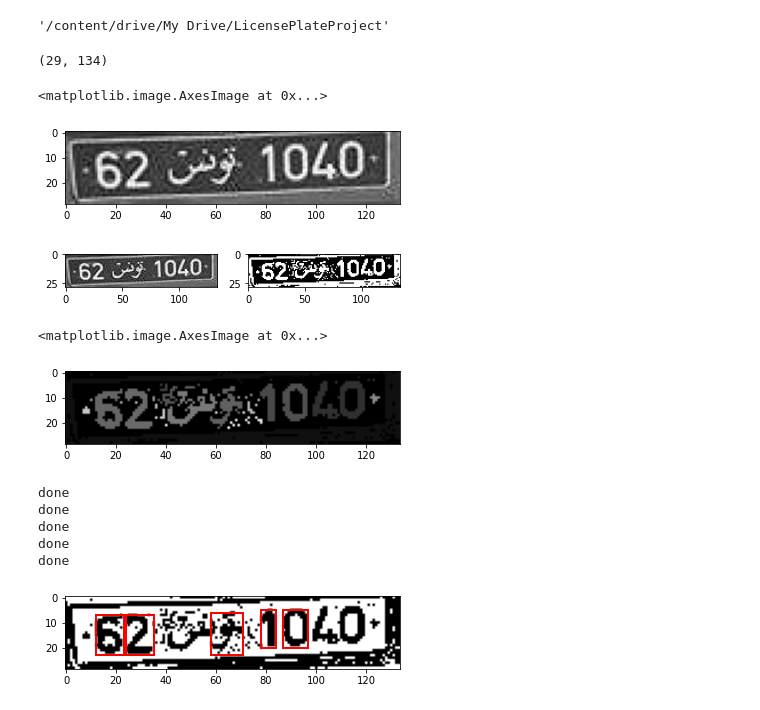
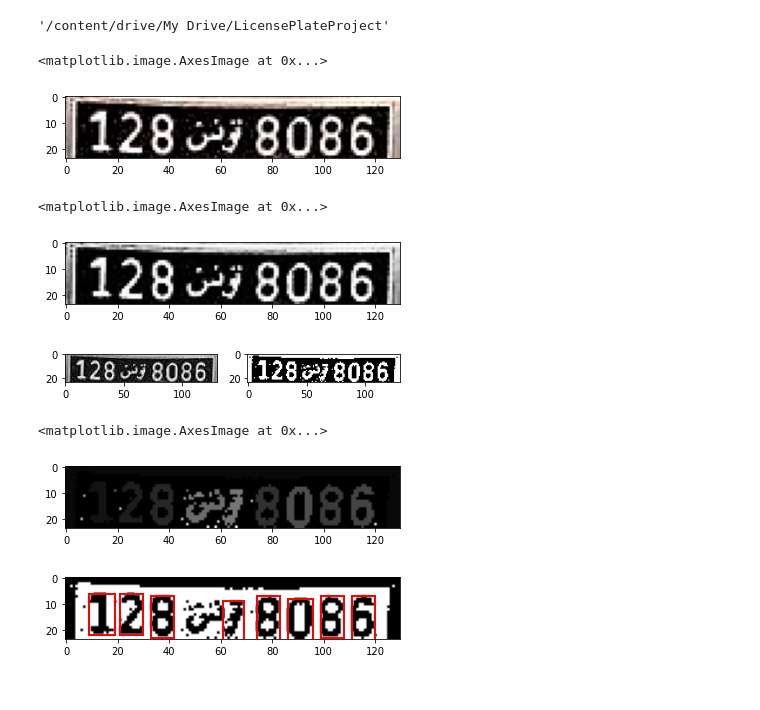
Before and after one commit to MedAmine-SUDO/Tunisian-License-Plate-Recognition, a Jupyter notebook: PlateSegmentation.ipynb, the cells around one changed output. Drawn from its saved outputs; the diff is of its cells as text; code cells hidden in the pictures.

```diff
--- a/PlateSegmentation.ipynb
+++ b/PlateSegmentation.ipynb
@@ -217,14 +230,25 @@ import imutils
 # %%
-plate = imread(PLATES+'4.jpg', as_gray=True)
+#Read image using skimage
+plate = imread(PLATES+'1.jpg', as_gray=True)
+# %%
+#Pillow contrast enhancer
+enhancer = ImageEnhance.Contrast(plate)
+
+factor=1.5
+im_output = enhancer.enhance(factor)
+plt.imshow(im_output)
+# %% [output]
+<matplotlib.image.AxesImage at 0x...>
+[figure, added]
+# %%
+new_image = adjust_sigmoid(plate)
 # %%
-print(plate.shape)
+print(im_output.shape)
-# %% [output]
-(29, 134)
 # %%
-plt.imshow(plate, cmap=plt.cm.gray)
+plt.imshow(new_image, cmap=plt.cm.gray)
 # %% [output]
 <matplotlib.image.AxesImage at 0x...>
-[figure, old version]
+[figure, new version]
 # %%
 #plt.hist(plate);
 # %%
@@ -237,4 +261,4 @@ binary_plate = gray_plate > threshold_value
 ax2.imshow(binary_plate, cmap='gray')
 plt.show()
 # %% [output]
-[figure, old version]
+[figure, new version]
@@ -253,7 +270,7 @@ labelled_plate = measure.label(binary_plate)
 plt.imshow(labelled_plate, cmap='gray')
 # %% [output]
 <matplotlib.image.AxesImage at 0x...>
-[figure, old version]
+[figure, new version]
 # %%
 fig, ax1 = plt.subplots(1)
 ax1.imshow(license_plate, cmap="gray")
@@ -269,7 +286,6 @@ for regions in regionprops(labelled_plate):
     region_width = x1 - x0
     if region_height > min_height and region_height < max_height and region_width > min_width and region_width < max_width:
         roi = license_plate[y0:y1, x0:x1]
-        print("done")
         # draw a red bordered rectangle over the character.
         rect_border = patches.Rectangle((x0, y0), x1 - x0, y1 - y0, edgecolor="red",
                                        linewidth=2, fill=False)
@@ -284,9 +300,4 @@ for regions in regionprops(labelled_plate):
 # print(characters)
 plt.show()
 # %% [output]
-done
-done
-done
-done
-done
-[figure, old version]
+[figure, new version]
```
Also changed, not shown: parts of 4 cells of this notebook.
